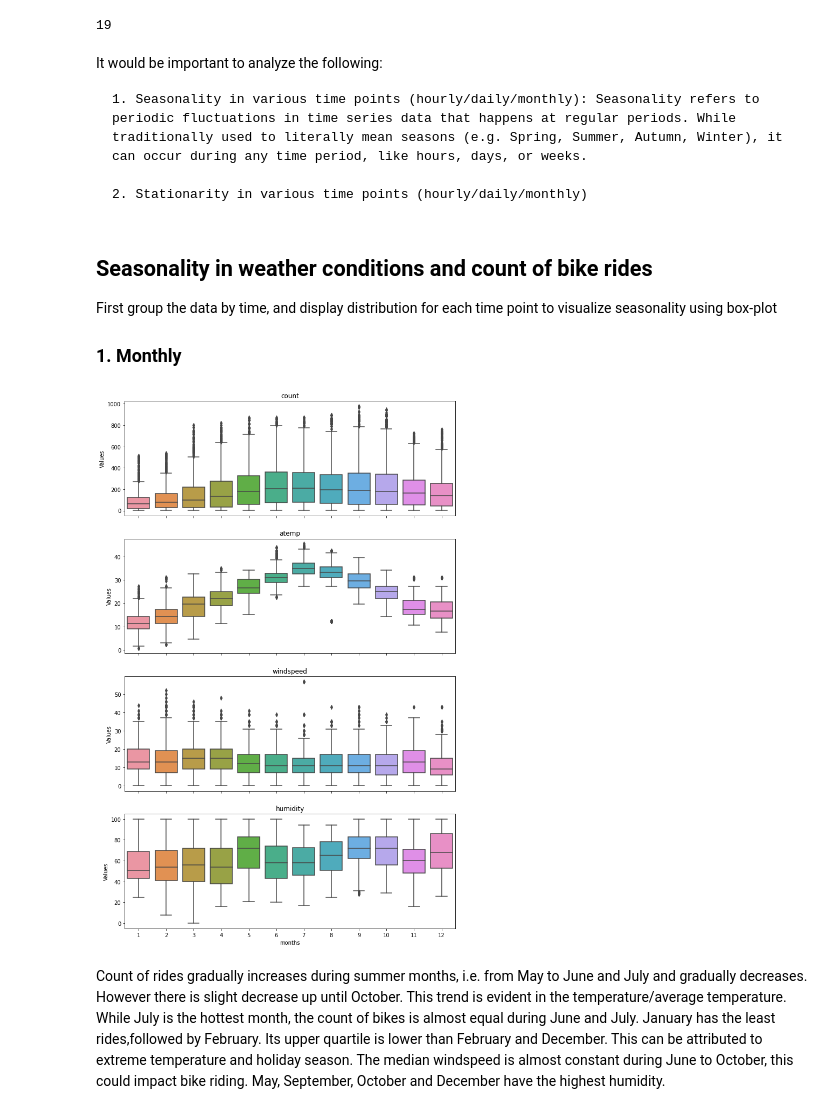
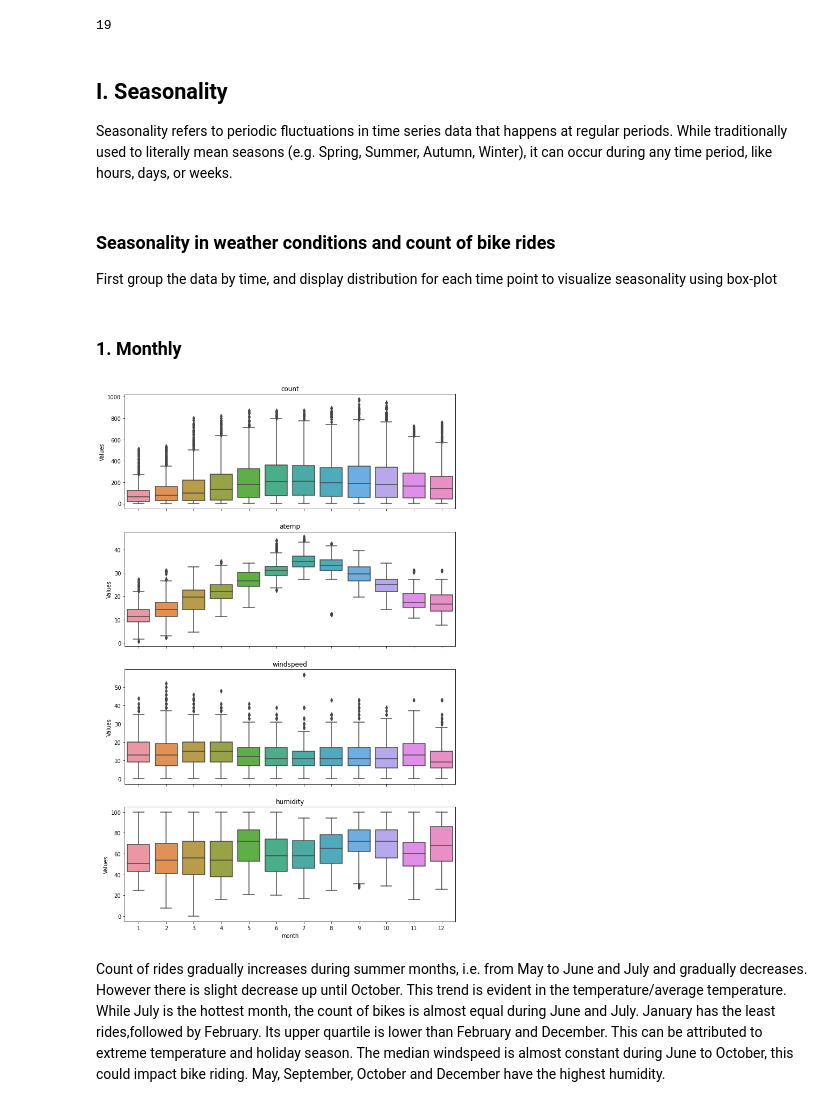
Before and after one commit to Harmeet2504/timeseries, a Jupyter notebook: Bike_share_analysis/bike_timeseries_EDA.ipynb, the cells around one changed output. Saved outputs shown, nothing was run; the diff lists cells and outputs as text; code cells hidden in the pictures.

```diff
--- a/Bike_share_analysis/bike_timeseries_EDA.ipynb
+++ b/Bike_share_analysis/bike_timeseries_EDA.ipynb
@@ -125,32 +127,44 @@ data["day"].max()
 # %% [output]
 19
 # %% [markdown]
-It would be important to analyze the following:
+## I. Seasonality
 
-    1. Seasonality in various time points (hourly/daily/monthly): Seasonality refers to periodic fluctuations in time series data that happens at regular periods. While traditionally used to literally mean seasons (e.g. Spring, Summer, Autumn, Winter), it can occur during any time period, like hours, days, or weeks.
-
-    2. Stationarity in various time points (hourly/daily/monthly)
+Seasonality refers to periodic fluctuations in time series data that happens at regular periods. While traditionally used to literally mean seasons (e.g. Spring, Summer, Autumn, Winter), it can occur during any time period, like hours, days, or weeks.
 # %%
 import matplotlib.pyplot as plt
 import seaborn as sns
 # %% [markdown]
-## Seasonality in weather conditions and count of bike rides
+### Seasonality in weather conditions and count of bike rides
 
 First group the data by time, and display distribution for each time point to visualize seasonality using box-plot
-
-### 1. Monthly
 # %%
-#For monthly trend, it makes sense to use avg. temp i.e. "atemp"
-fig, axes = plt.subplots(4, 1, figsize=(11, 18), sharex=True)
-for name, ax in zip(["count", "atemp", "windspeed", "humidity"], axes):
-    sns.boxplot(data=data, x='months', y=name, ax=ax)
-    ax.set_ylabel('Values')
-    ax.set_title(name)
-# Remove the automatic x-axis label from all but the bottom subplot
-    if ax != axes[-1]:
-        ax.set_xlabel('')
+#Function to create boxplot:
+
+def boxPlot(col_names, n, x, d):
+    """
+    Function to create boxplot
+    Arguments: names of columns, number of subplots, column for x-axis, dataframe
+    Outputs subplots of boxplot for every column
+    """
+    fig, axes = plt.subplots(n, 1, figsize=(11, 18), sharex=True)
+    for name, ax in zip(col_names, axes):
+        sns.boxplot(data=d, x=x, y=name, ax=ax)
+        ax.set_ylabel('Values')
+        ax.set_title(name)
+        # Remove the automatic x-axis label from all but the bottom subplot
+        if ax != axes[-1]:
+            ax.set_xlabel('')
-# %% [output]
-[figure, removed]
+# %% [markdown]
+### 1. Monthly
+# %%
+#For monthly trend, it makes sense to use avg. temp i.e. "atemp"
+col_names=["count", "atemp", "windspeed", "humidity"]
+n = len(col_names)
+d=data
+x='month'
+boxPlot(col_names, n, x, d)
+# %% [output]
+[figure, added]
 # %% [markdown]
 Count of rides gradually increases during summer months, i.e. from May to June and July and gradually decreases. However there is slight decrease up until October.
 This trend is evident in the temperature/average temperature. While July is the hottest month, the count of bikes is almost equal during June and July.
```
Also changed, not shown: parts of 23 cells of this notebook.
